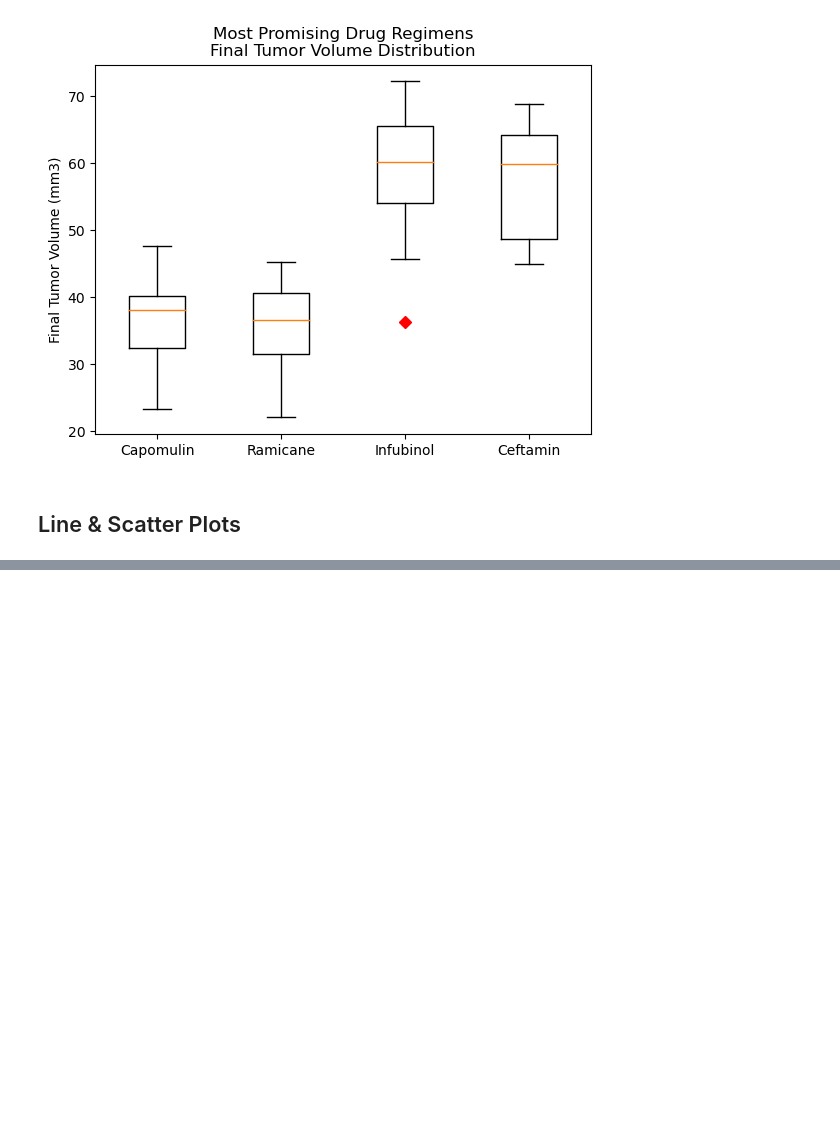
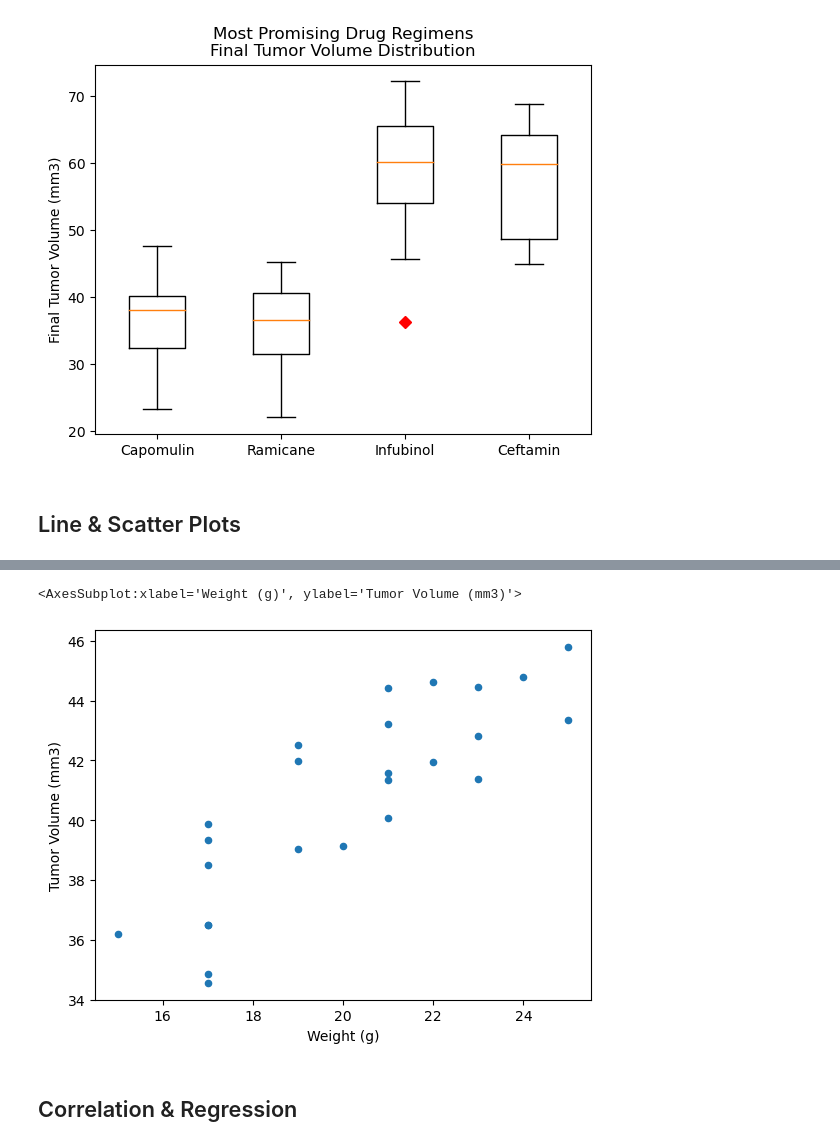
Before and after one commit to rbw9891/matplotlib_challenge, a Jupyter notebook: pymaceuticals_inc.ipynb, the cells around one changed output, grey strips where cells are left out. Saved outputs shown, nothing was run; the diff lists cells and outputs as text; code cells hidden in the pictures; blank space fills up the shorter version.

```diff
--- a/pymaceuticals_inc.ipynb
+++ b/pymaceuticals_inc.ipynb
@@ -437,0 +461,3 @@ plt.show()
+# %%
+cap_df = cleaned_df.loc[cleaned_df["Drug Regimen"] == "Capomulin"]
+cap_df
@@ -437,0 +478,10 @@ plt.show()
+# %%
+cap_vol_weight = pd.DataFrame(cap_df.groupby(["Mouse ID","Weight (g)"]).mean()["Tumor Volume (mm3)"])
+cap_vol_weight.reset_index("Weight (g)", inplace=True)
+#cap_vol_weight
+cap_vol_weight.plot.scatter(x="Weight (g)", y="Tumor Volume (mm3)")
+# %% [output]
+<AxesSubplot:xlabel='Weight (g)', ylabel='Tumor Volume (mm3)'>
+[figure, added]
+# %% [markdown]
+## Correlation & Regression
```
Also changed, not shown: parts of 3 cells of this notebook.
